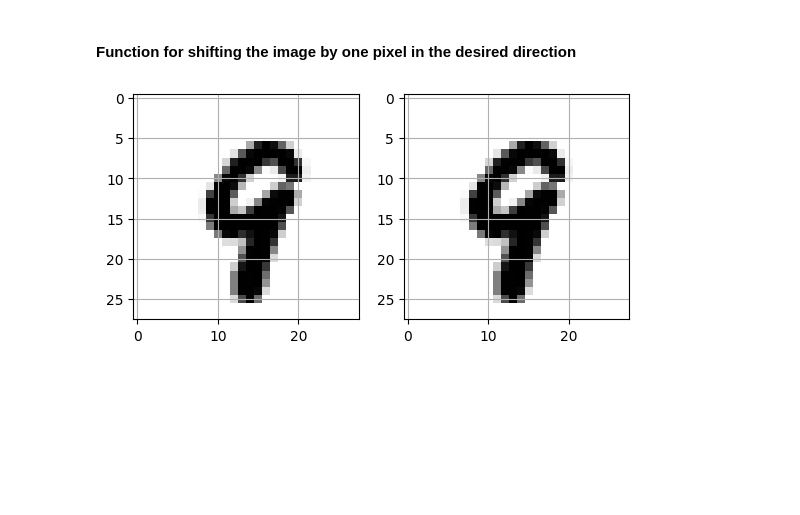
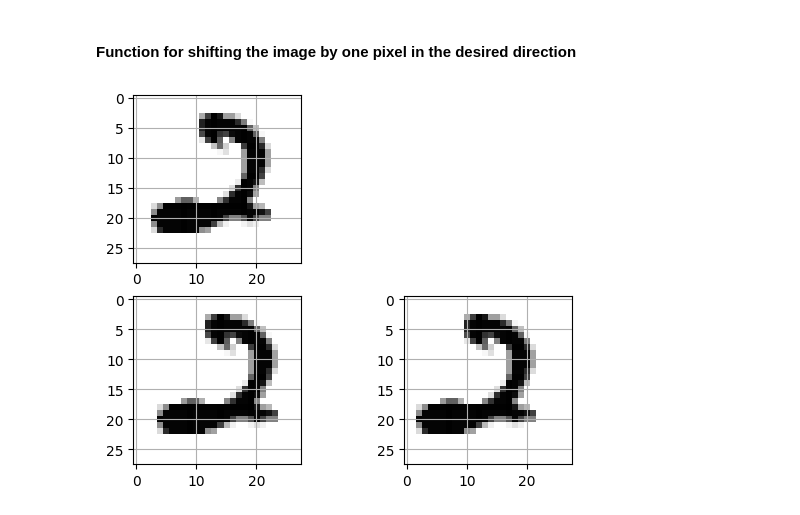
Before and after one commit to Ashmit-1/classificationDigits, a Jupyter notebook: classification.ipynb, the cells around one changed output. Cells and saved outputs as stored; diff of their text form; code cells hidden in the pictures; blank space fills up the shorter version.

Commit message:
include function to shift left and right and visualize the changes

```diff
--- a/classification.ipynb
+++ b/classification.ipynb
@@ -744,7 +744,12 @@ The f1 score is: 0.9497140377779512
 # %%
 def shift_image(np_array, direction="left"):
     array = np_array.copy()
-    for i in range(len(array)):
-        for j in range(1, len(array[i])):
-            array[i][j-1] = array[i][j]
+    if direction == "left":
+        for i in range(len(array)):
+            for j in range(1, len(array[i])):
+                array[i][j-1] = array[i][j]
+    elif direction == "right":
+        for i in range(len(array)-1,-1, -1):
+            for j in range (len(array[i]) - 1, 0, -1):
+                array[i][j] = array[i][j-1]
     return array
@@ -753,19 +756,19 @@ new_array = shift_image(X_train)
-# %%
-%matplotlib inline
-import matplotlib as mpl
-import matplotlib.pyplot as plt
-some_digit = X_train[6969]
-some_digit_image = some_digit.reshape(28, 28)
-plt.subplot(1, 2, 1)
-plt.imshow(some_digit_image, cmap = mpl.cm.binary, interpolation="nearest")
-plt.axis("on")
-plt.grid(True)
-some_digit = new_array[6969]
-some_digit_image = some_digit.reshape(28, 28)
-plt.subplot(1, 2, 2)
-plt.imshow(some_digit_image, cmap = mpl.cm.binary, interpolation="nearest")
-plt.axis("on")
-plt.grid(True)
-plt.show()
-# %% [output]
-[figure, removed]
+# %%
+new_array_right = shift_image(X_train, direction="right")
+new_array_left = shift_image(X_train, direction="left")
+# %%
+def show_image(array, grid:bool=False) -> None:
+    image = array.reshape(28, 28)
+    plt.imshow(image, cmap=mpl.cm.binary, interpolation="nearest")
+    plt.axis("on")
+    plt.grid(grid)
+# %%
+plt.subplot(2, 2, 1)
+show_image(X_train[1010], True)
+plt.subplot(2, 2, 3)
+show_image(new_array_right[1010], True)
+plt.subplot(2, 2, 4)
+show_image(new_array_left[1010], True)
+plt.show()
+# %% [output]
+[figure, added]
```
Also changed, not shown: parts of 5 cells of this notebook.
